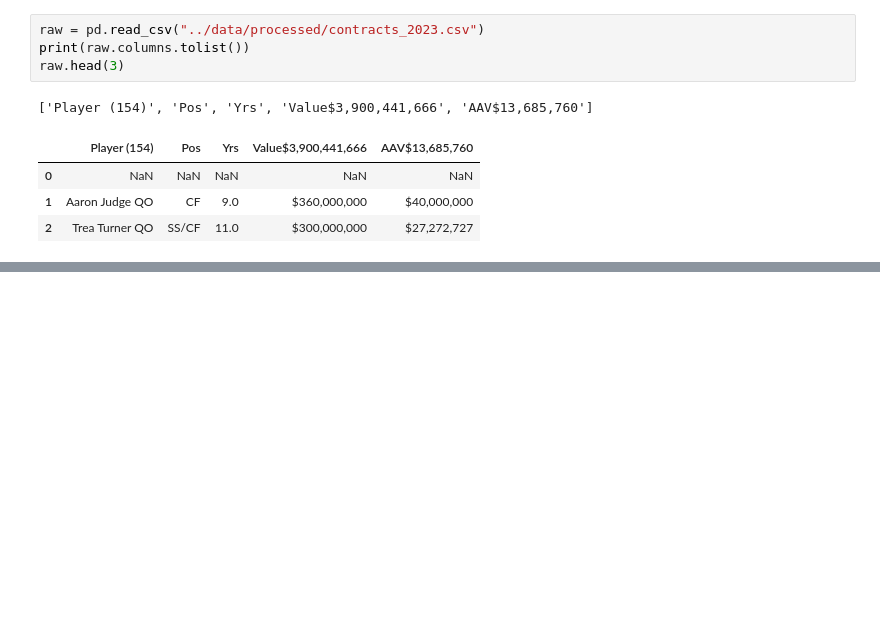
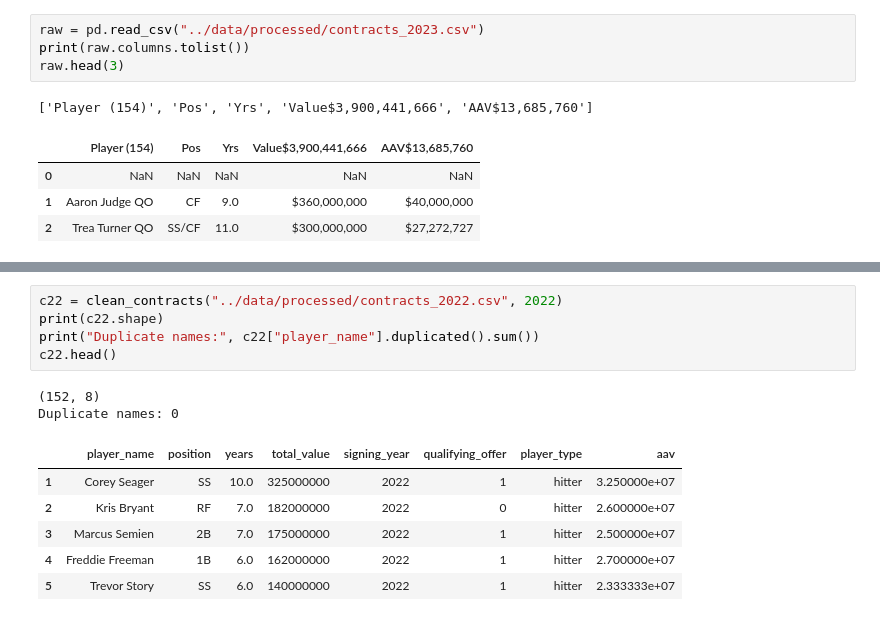
Before and after one commit to jpascarella17/fa-contract-model, a Jupyter notebook: notebooks/01_contracts_check.ipynb, the cells around one changed output, grey strips where cells are left out. Saved outputs shown, nothing was run; the diff lists cells and outputs as text; blank space fills up the shorter version.

```diff
--- a/notebooks/01_contracts_check.ipynb
+++ b/notebooks/01_contracts_check.ipynb
@@ -192,0 +221,14 @@ raw.head(3)
+# %%
+c22 = clean_contracts("../data/processed/contracts_2022.csv", 2022)
+print(c22.shape)
+print("Duplicate names:", c22["player_name"].duplicated().sum())
+c22.head()
+# %% [output]
+(152, 8)
+Duplicate names: 0
+|  | player_name | position | years | total_value | signing_year | qualifying_offer | player_type | aav |
+| 1 | Corey Seager | SS | 10.0 | 325000000 | 2022 | 1 | hitter | 3.250000e+07 |
+| 2 | Kris Bryant | RF | 7.0 | 182000000 | 2022 | 0 | hitter | 2.600000e+07 |
+| 3 | Marcus Semien | 2B | 7.0 | 175000000 | 2022 | 1 | hitter | 2.500000e+07 |
+| 4 | Freddie Freeman | 1B | 6.0 | 162000000 | 2022 | 1 | hitter | 2.700000e+07 |
+| 5 | Trevor Story | SS | 6.0 | 140000000 | 2022 | 1 | hitter | 2.333333e+07 |
```
Also changed, not shown: parts of 4 cells of this notebook, 12 other files.
